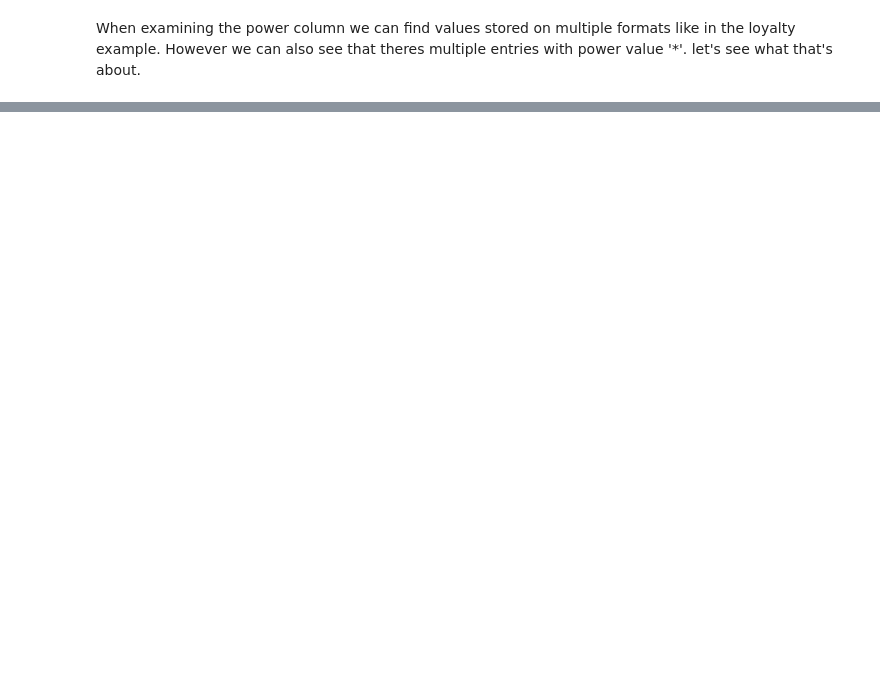
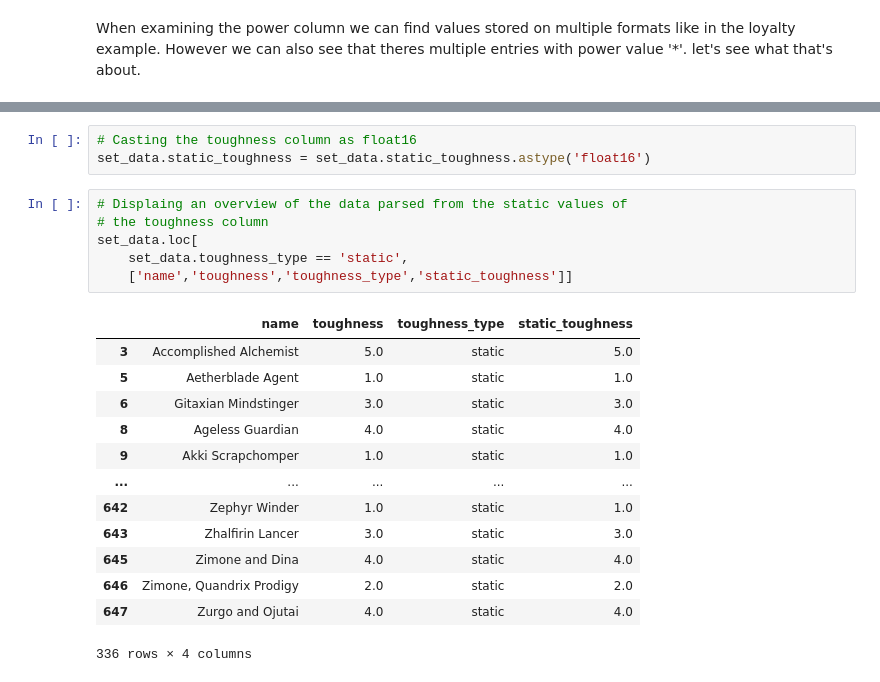
Before and after one commit to ajemmott/mtg-data-projects, a Jupyter notebook: notebooks/01-api-data-structuring.ipynb, the cells around one changed output, grey strips where cells are left out. Drawn from its saved outputs; the diff is of its cells as text; blank space fills up the shorter version.

```diff
--- a/notebooks/01-api-data-structuring.ipynb
+++ b/notebooks/01-api-data-structuring.ipynb
@@ -646,0 +823,23 @@ When reviewing the oracle text of these cards. We can see that these spells have
+# %%
+# Casting the toughness column as float16
+set_data.static_toughness = set_data.static_toughness.astype('float16')
+# %%
+# Displaing an overview of the data parsed from the static values of
+# the toughness column
+set_data.loc[
+    set_data.toughness_type == 'static',
+    ['name','toughness','toughness_type','static_toughness']]
+# %% [output]
+|  | name | toughness | toughness_type | static_toughness |
+| 3 | Accomplished Alchemist | 5.0 | static | 5.0 |
+| 5 | Aetherblade Agent | 1.0 | static | 1.0 |
+| 6 | Gitaxian Mindstinger | 3.0 | static | 3.0 |
+| 8 | Ageless Guardian | 4.0 | static | 4.0 |
+| 9 | Akki Scrapchomper | 1.0 | static | 1.0 |
+| ... | ... | ... | ... | ... |
+| 642 | Zephyr Winder | 1.0 | static | 1.0 |
+| 643 | Zhalfirin Lancer | 3.0 | static | 3.0 |
+| 645 | Zimone and Dina | 4.0 | static | 4.0 |
+| 646 | Zimone, Quandrix Prodigy | 2.0 | static | 2.0 |
+| 647 | Zurgo and Ojutai | 4.0 | static | 4.0 |
+336 rows × 4 columns
```
Also changed, not shown: parts of 33 cells of this notebook.
